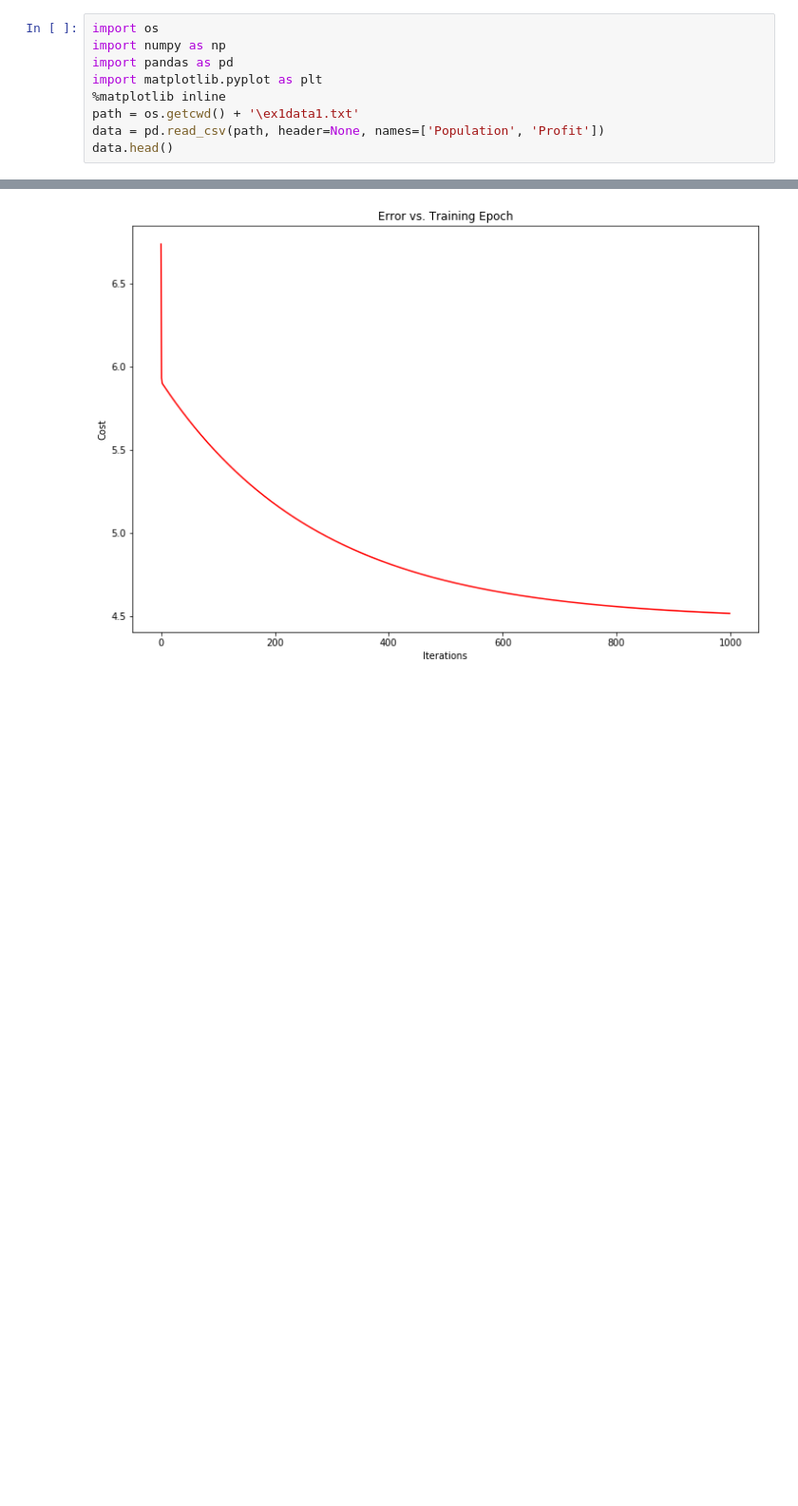
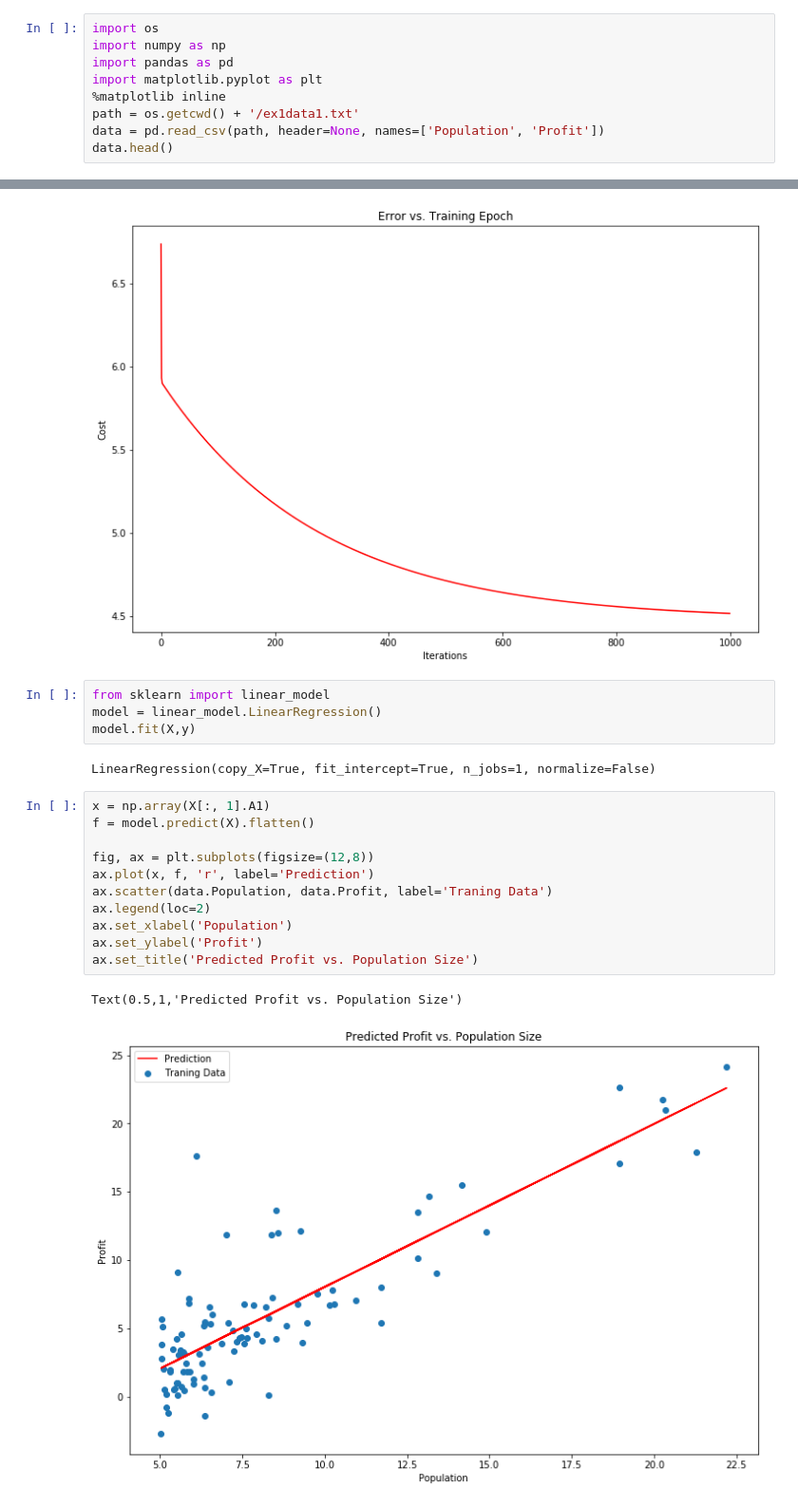
Before and after one commit to ghrahul/Coursera_ML, a Jupyter notebook: machine-learning-ex1/ex1/weekonepython.ipynb, the cells around one changed output, grey strips where cells are left out. Shown: that part at 95% size. Cells and saved outputs as stored; diff of their text form; blank space fills up the shorter version.

```diff
--- a/machine-learning-ex1/ex1/weekonepython.ipynb
+++ b/machine-learning-ex1/ex1/weekonepython.ipynb
@@ -4,7 +4,7 @@ import numpy as np
 import pandas as pd
 import matplotlib.pyplot as plt
 %matplotlib inline
-path = os.getcwd() + '\ex1data1.txt'
+path = os.getcwd() + '/ex1data1.txt'
 data = pd.read_csv(path, header=None, names=['Population', 'Profit'])
 data.head()
 # %% [output]
@@ -119,3 +114,23 @@ ax.set_title('Error vs. Training Epoch')
 # %% [output]
 Text(0.5,1,'Error vs. Training Epoch')
 [figure]
+# %%
+from sklearn import linear_model
+model = linear_model.LinearRegression()
+model.fit(X,y)
+# %% [output]
+LinearRegression(copy_X=True, fit_intercept=True, n_jobs=1, normalize=False)
+# %%
+x = np.array(X[:, 1].A1)
+f = model.predict(X).flatten()
+
+fig, ax = plt.subplots(figsize=(12,8))
+ax.plot(x, f, 'r', label='Prediction')
+ax.scatter(data.Population, data.Profit, label='Traning Data')
+ax.legend(loc=2)
+ax.set_xlabel('Population')
+ax.set_ylabel('Profit')
+ax.set_title('Predicted Profit vs. Population Size')
+# %% [output]
+Text(0.5,1,'Predicted Profit vs. Population Size')
+[figure, added]
```
Also changed, not shown: parts of 2 cells of this notebook.
